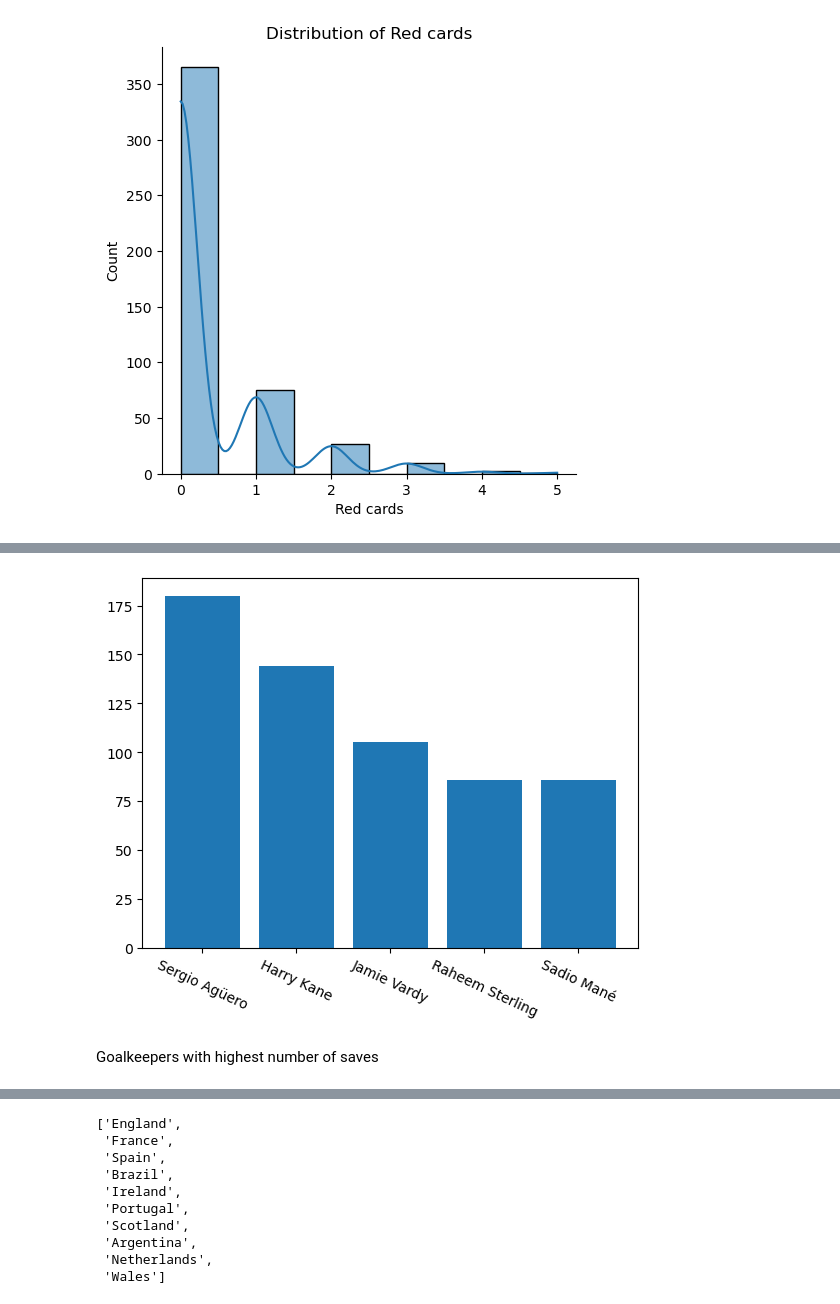
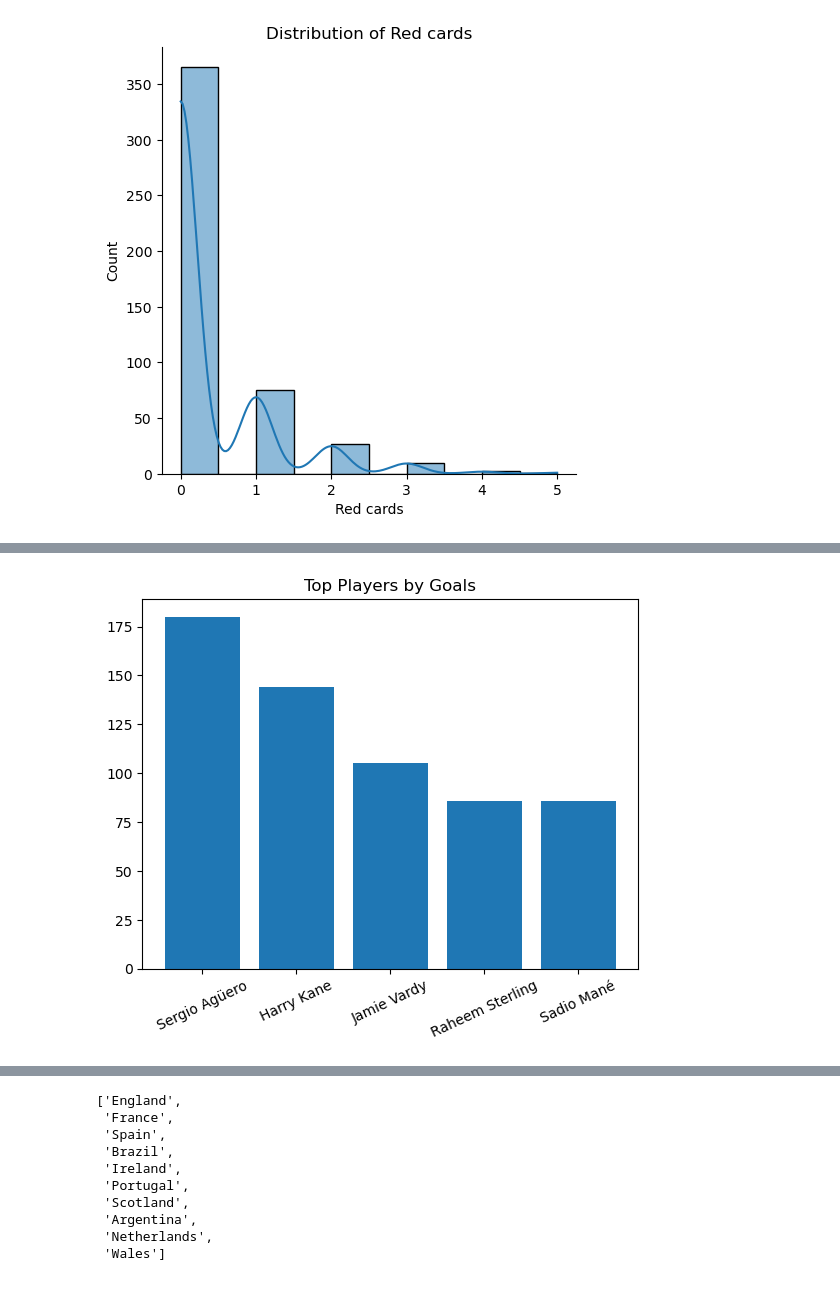
Before and after one commit to SonaBezirganyan/premier-league-stat-analysis, a Jupyter notebook: pl_stat_analysis.ipynb, the cells around one changed output, grey strips where cells are left out. Saved outputs shown, nothing was run; the diff lists cells and outputs as text; code cells hidden in the pictures.

```diff
--- a/pl_stat_analysis.ipynb
+++ b/pl_stat_analysis.ipynb
@@ -289,8 +311,7 @@ Players with highest number of goals
 # %%
 df_sorted_goals = df.sort_values(by="Goals", ascending=False)
 plt.bar(df_sorted_goals["Name"].head(), df_sorted_goals["Goals"].head())
-plt.xticks(rotation = -25);
+plt.title("Top Players by Goals")
+plt.xticks(rotation=25);
 # %% [output]
-[figure, old version]
+[figure, new version]
-# %% [markdown]
-Goalkeepers with highest number of saves
```
Also changed, not shown: parts of 53 cells of this notebook.
